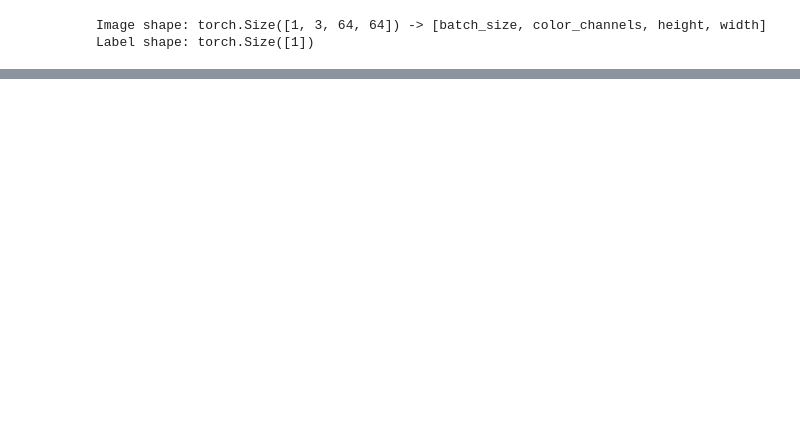
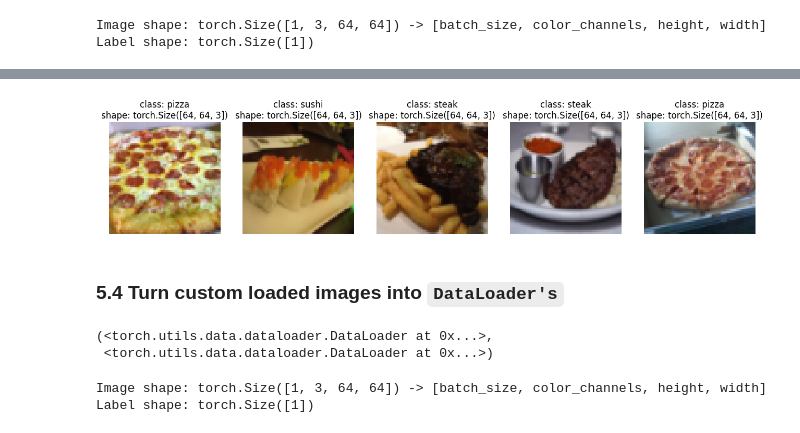
Before and after one commit to MD-SHAKIB/PyTorch_Practice, a Jupyter notebook: pytorch_project/04.pytorch_custom_datasets.ipynb, the cells around one changed output, grey strips where cells are left out. Saved outputs shown, nothing was run; the diff lists cells and outputs as text; code cells hidden in the pictures; blank space fills up the shorter version.

```diff
--- a/pytorch_project/04.pytorch_custom_datasets.ipynb
+++ b/pytorch_project/04.pytorch_custom_datasets.ipynb
@@ -351,0 +466,19 @@ Label shape: torch.Size([1])
+# %%
+# Augment train data
+train_transforms = transforms.Compose([
+    transforms.Resize((64, 64)),
+    transforms.RandomHorizontalFlip(p=0.5),
+    transforms.ToTensor()
+])
+
+# Don't augment test data, only reshape
+test_transforms = transforms.Compose([
+    transforms.Resize((64, 64)),
+    transforms.ToTensor()
+])
+# %%
+train_data_custom = ImageFolderCustom(targ_dir=train_dir,
+                                      transform=train_transforms)
+test_data_custom = ImageFolderCustom(targ_dir=test_dir,
+                                     transform=test_transforms)
+train_data_custom, test_data_custom
@@ -351,0 +573,37 @@ Label shape: torch.Size([1])
+# %%
+# Display random images from ImageFolderCustom Dataset
+display_random_images(train_data_custom,
+                      n=5,
+                      classes=class_names,
+                      seed=None) # Try setting the seed for reproducible images
+# %% [output]
+[figure, added]
+# %% [markdown]
+### 5.4 Turn custom loaded images into `DataLoader's`
+# %%
+# Turn train and test custom Dataset's into DataLoader's
+from torch.utils.data import DataLoader
+train_dataloader_custom = DataLoader(dataset=train_data_custom, # use custom created train Dataset
+                                     batch_size=1, # how many samples per batch?
+                                     num_workers=0, # how many subprocesses to use for data loading? (higher = more)
+                                     shuffle=True) # shuffle the data?
+
+test_dataloader_custom = DataLoader(dataset=test_data_custom, # use custom created test Dataset
+                                    batch_size=1,
+                                    num_workers=0,
+                                    shuffle=False) # don't usually need to shuffle testing data
+
+train_dataloader_custom, test_dataloader_custom
+# %% [output]
+(<torch.utils.data.dataloader.DataLoader at 0x...>,
+ <torch.utils.data.dataloader.DataLoader at 0x...>)
+# %%
+# Get image and label from custom DataLoader
+img_custom, label_custom = next(iter(train_dataloader_custom))
+
+# Batch size will now be 1, try changing the batch_size parameter above and see what happens
+print(f"Image shape: {img_custom.shape} -> [batch_size, color_channels, height, width]")
+print(f"Label shape: {label_custom.shape}")
+# %% [output]
+Image shape: torch.Size([1, 3, 64, 64]) -> [batch_size, color_channels, height, width]
+Label shape: torch.Size([1])
```
Also changed, not shown: parts of 24 cells of this notebook.
